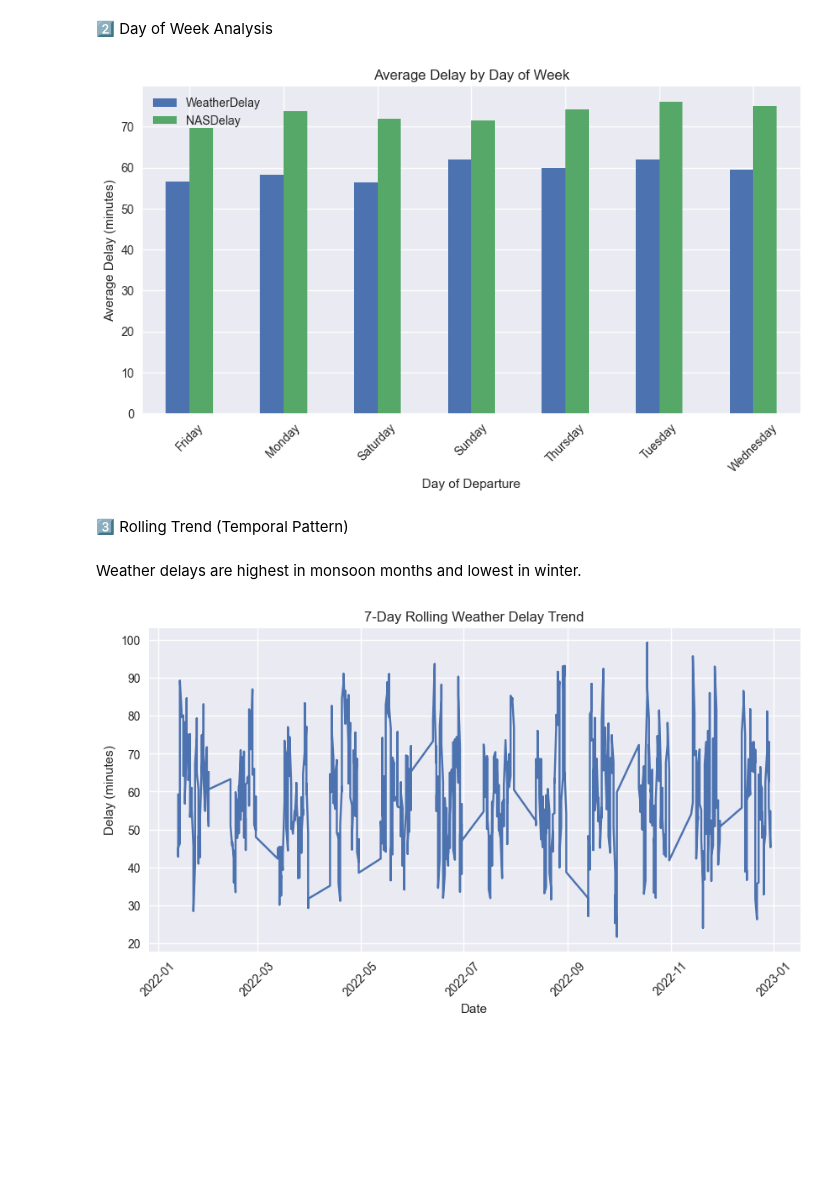
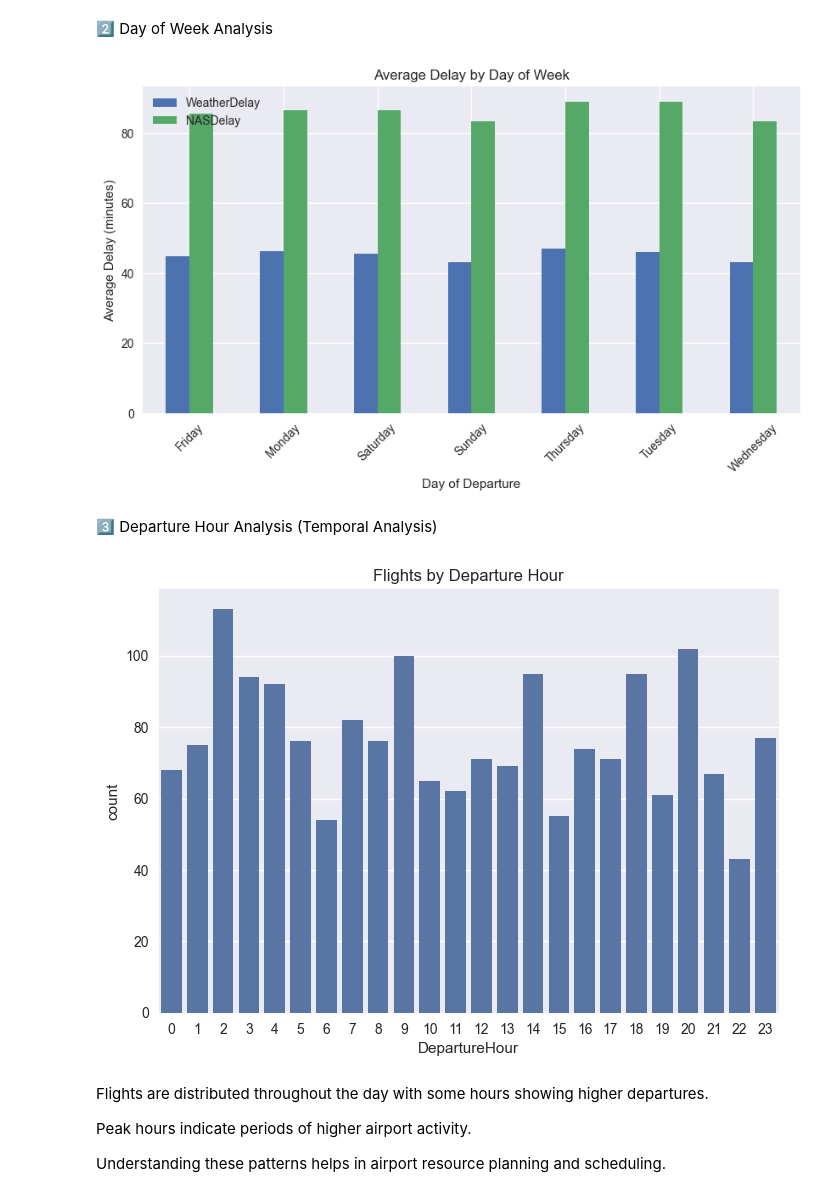
Before and after one commit to M-chandrika27/AirFly_Insights_DV, a Jupyter notebook: notebooks/Milestone1/milestone2.ipynb, the cells around one changed output. Drawn from its saved outputs; the diff is of its cells as text; code cells hidden in the pictures; blank space fills up the shorter version.

```diff
--- a/notebooks/Milestone1/milestone2.ipynb
+++ b/notebooks/Milestone1/milestone2.ipynb
@@ -28,3 +28,6 @@ df.head()
+# %%
+# Handle Missing Values
+df = df.dropna()
 # %%
 df.shape
 # %% [output]
@@ -93,11 +96,4 @@ df['Departure Date'] = pd.to_datetime(df['Departure Date'])
 df['Month'] = df['Departure Date'].dt.month
 df['DayOfWeek'] = df['Departure Date'].dt.day_name()
 df['DepartureHour'] = pd.to_datetime(df['Time of Departure']).dt.hour
-# %%
-import numpy as np
-
-np.random.seed(42)  # for reproducibility
-
-df['WeatherDelay'] = np.random.randint(0, 120, len(df))   # 0–119 minutes
-df['NASDelay'] = np.random.randint(0, 150, len(df))       # 0–149 minutes
 # %%
@@ -744,22 +755,18 @@ plt.ylabel("Average Delay (minutes)")
 plt.xticks(rotation=45)
 plt.show()
 # %% [output]
-[figure, old version]
+[figure, new version]
 # %% [markdown]
-3️⃣ Rolling Trend (Temporal Pattern)
+3️⃣ Departure Hour Analysis (Temporal Analysis)
-# %% [markdown]
-Weather delays are highest in monsoon months and lowest in winter.
 # %%
-df = df.sort_values('Departure Date')
-
-df['Weather_Rolling7'] = df['WeatherDelay'].rolling(7).mean()
-
-plt.figure(figsize=(10,5))
-plt.plot(df['Departure Date'], df['Weather_Rolling7'])
-plt.title("7-Day Rolling Weather Delay Trend")
-plt.xlabel("Date")
-plt.ylabel("Delay (minutes)")
-plt.xticks(rotation=45)
+sns.countplot(x='DepartureHour', data=df)
+plt.title("Flights by Departure Hour")
 plt.show()
 # %% [output]
-[figure, old version]
+[figure, new version]
+# %% [markdown]
+Flights are distributed throughout the day with some hours showing higher departures.
+
+Peak hours indicate periods of higher airport activity.
+
+Understanding these patterns helps in airport resource planning and scheduling.
```
Also changed, not shown: parts of 68 cells of this notebook, 4 other files.
